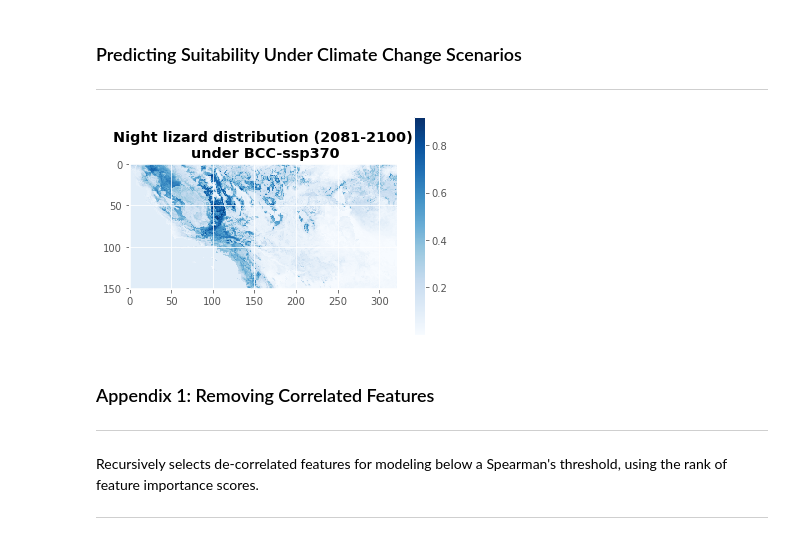
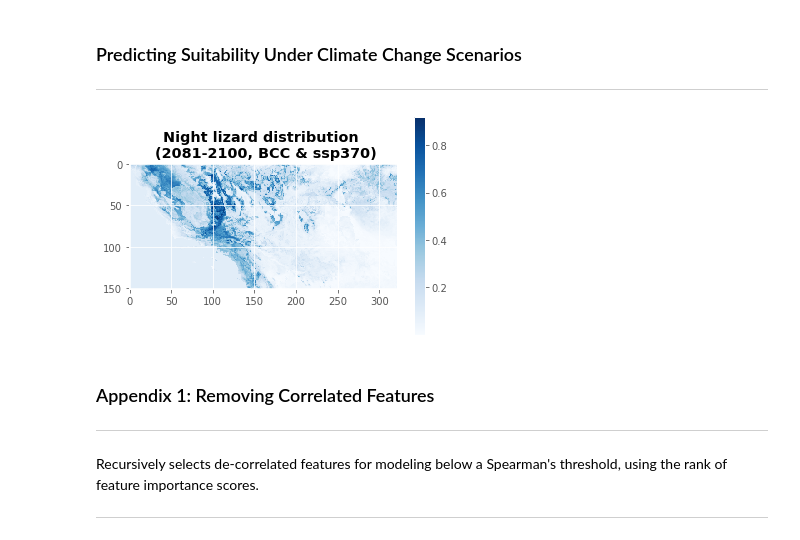
Before and after one commit to daniel-furman/ensemble-climate-projections, a Jupyter notebook: Comparing_MLs.ipynb, the cells around one changed output. Drawn from its saved outputs; the diff is of its cells as text; code cells hidden in the pictures.

```diff
--- a/Comparing_MLs.ipynb
+++ b/Comparing_MLs.ipynb
@@ -211,9 +211,9 @@ tag = 'ssp370_2081-2100'
 exec(open('future_projection.py').read())
 # %%
 future = rasterio.open('data/CMIP6/ssp370_2081-2100/BCC/probability_1.0.tif').read(1)
-plotit(future, 'Night lizard distribution (2081-2100)\n under BCC-ssp370')
+plotit(future, 'Night lizard distribution \n (2081-2100, BCC & ssp370)')
 # %% [output]
-[figure, old version]
+[figure, new version]
 # %% [markdown]
 ### Appendix 1: Removing Correlated Features
 ---
```
